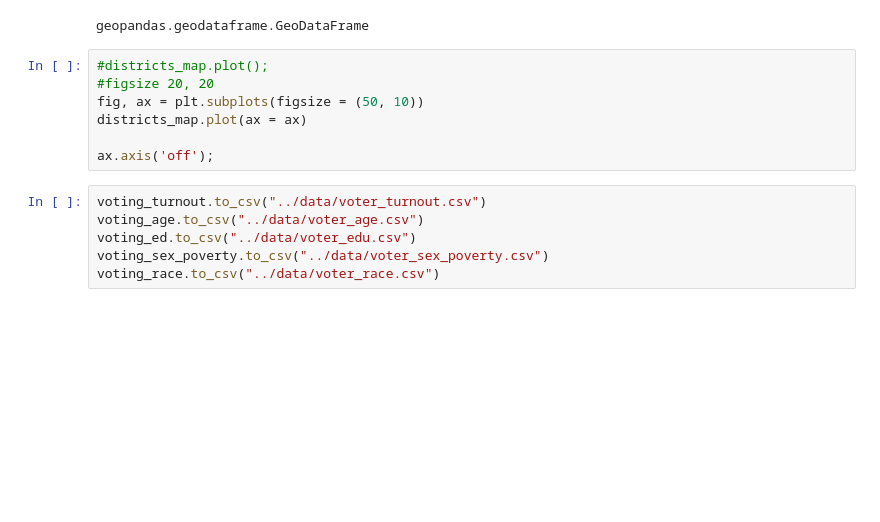
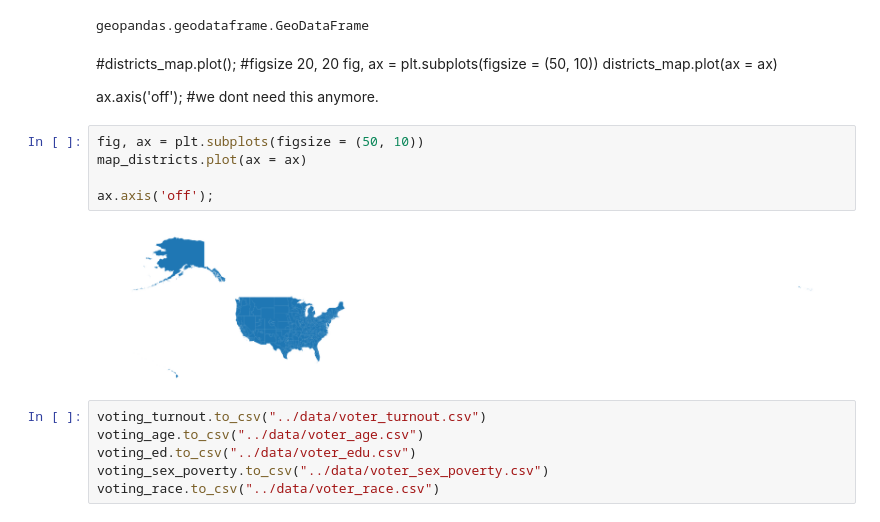
Before and after one commit to tthoang/Reading-Between-the-Gerrymandered-Lines, a Jupyter notebook: notebooks/demographics_eda.ipynb, the cells around one changed output. Drawn from its saved outputs; the diff is of its cells as text; blank space fills up the shorter version.

```diff
--- a/notebooks/demographics_eda.ipynb
+++ b/notebooks/demographics_eda.ipynb
@@ -1679,13 +1668,21 @@ map_districts
 type(clean_districts)
 # %% [output]
 geopandas.geodataframe.GeoDataFrame
+# %% [markdown]
+#districts_map.plot();
+#figsize 20, 20
+fig, ax = plt.subplots(figsize = (50, 10))
+districts_map.plot(ax = ax)
+
+ax.axis('off');
+#we dont need this anymore.
 # %%
-#districts_map.plot();
-#figsize 20, 20
 fig, ax = plt.subplots(figsize = (50, 10))
-districts_map.plot(ax = ax)
+map_districts.plot(ax = ax)
 
 ax.axis('off');
+# %% [output]
+[figure, added]
 # %%
 voting_turnout.to_csv("../data/voter_turnout.csv")
 voting_age.to_csv("../data/voter_age.csv")
```
Also changed, not shown: parts of 2 cells of this notebook.
